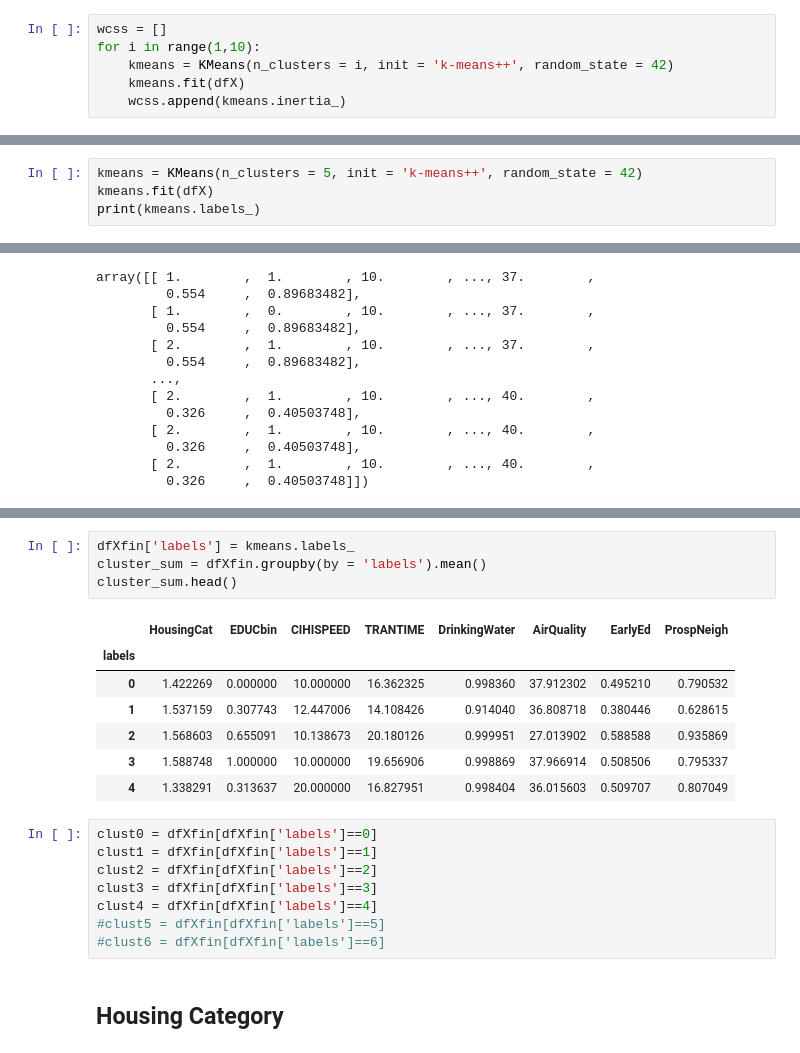
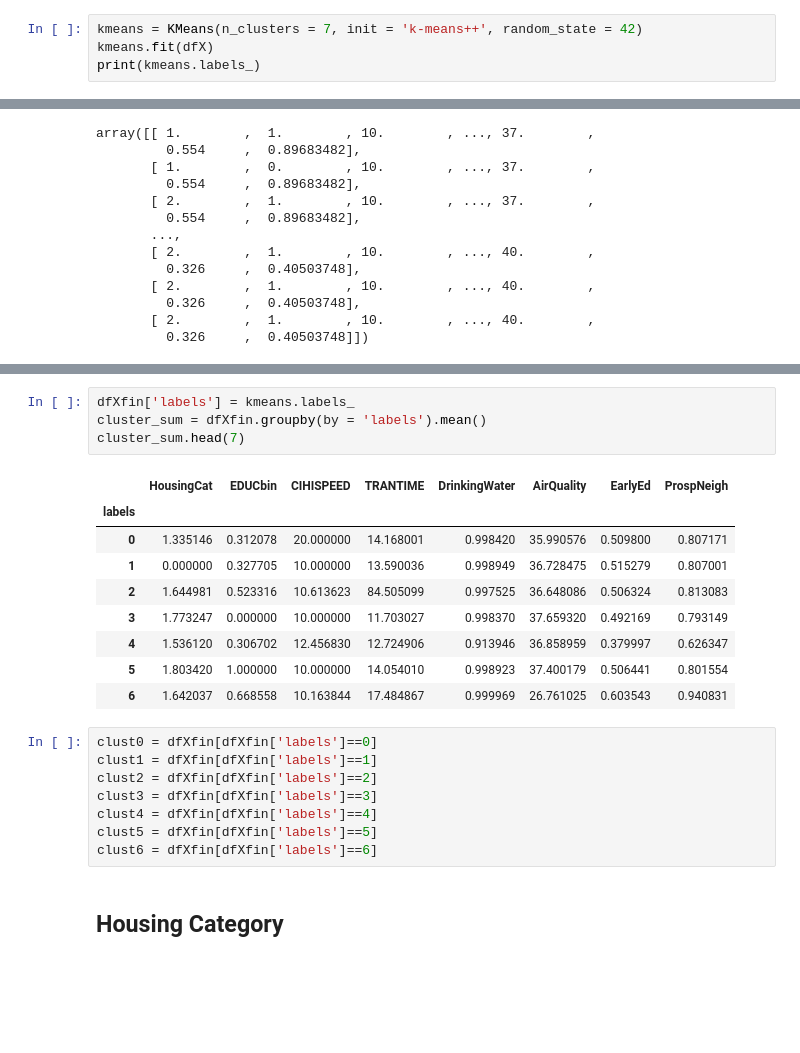
Before and after one commit to aren-kab/CDI-Capstone, a Jupyter notebook: 2019Clustering.ipynb, the cells around one changed output, grey strips where cells are left out. Cells and saved outputs as stored; diff of their text form; blank space fills up the shorter version.

```diff
--- a/2019Clustering.ipynb
+++ b/2019Clustering.ipynb
@@ -230,6 +250,4 @@ elbow method:
 # %%
-wcss = []
-for i in range(1,10):
-    kmeans = KMeans(n_clusters = i, init = 'k-means++', random_state = 42)
-    kmeans.fit(dfX)
-    wcss.append(kmeans.inertia_)
+kmeans = KMeans(n_clusters = 7, init = 'k-means++', random_state = 42)
+kmeans.fit(dfX)
+print(kmeans.labels_)
@@ -254,4 +255,0 @@ for i in range(3,8):
-# %%
-kmeans = KMeans(n_clusters = 5, init = 'k-means++', random_state = 42)
-kmeans.fit(dfX)
-print(kmeans.labels_)
@@ -290,22 +286,24 @@ dfXfin.describe()
 # %%
 dfXfin['labels'] = kmeans.labels_
 cluster_sum = dfXfin.groupby(by = 'labels').mean()
-cluster_sum.head()
+cluster_sum.head(7)
 # %% [output]
 |  | HousingCat | EDUCbin | CIHISPEED | TRANTIME | DrinkingWater | AirQuality | EarlyEd | ProspNeigh |
 | labels |  |  |  |  |  |  |  |  |
-| 0 | 1.422269 | 0.000000 | 10.000000 | 16.362325 | 0.998360 | 37.912302 | 0.495210 | 0.790532 |
-| 1 | 1.537159 | 0.307743 | 12.447006 | 14.108426 | 0.914040 | 36.808718 | 0.380446 | 0.628615 |
-| 2 | 1.568603 | 0.655091 | 10.138673 | 20.180126 | 0.999951 | 27.013902 | 0.588588 | 0.935869 |
-| 3 | 1.588748 | 1.000000 | 10.000000 | 19.656906 | 0.998869 | 37.966914 | 0.508506 | 0.795337 |
-| 4 | 1.338291 | 0.313637 | 20.000000 | 16.827951 | 0.998404 | 36.015603 | 0.509707 | 0.807049 |
+| 0 | 1.335146 | 0.312078 | 20.000000 | 14.168001 | 0.998420 | 35.990576 | 0.509800 | 0.807171 |
+| 1 | 0.000000 | 0.327705 | 10.000000 | 13.590036 | 0.998949 | 36.728475 | 0.515279 | 0.807001 |
+| 2 | 1.644981 | 0.523316 | 10.613623 | 84.505099 | 0.997525 | 36.648086 | 0.506324 | 0.813083 |
+| 3 | 1.773247 | 0.000000 | 10.000000 | 11.703027 | 0.998370 | 37.659320 | 0.492169 | 0.793149 |
+| 4 | 1.536120 | 0.306702 | 12.456830 | 12.724906 | 0.913946 | 36.858959 | 0.379997 | 0.626347 |
+| 5 | 1.803420 | 1.000000 | 10.000000 | 14.054010 | 0.998923 | 37.400179 | 0.506441 | 0.801554 |
+| 6 | 1.642037 | 0.668558 | 10.163844 | 17.484867 | 0.999969 | 26.761025 | 0.603543 | 0.940831 |
 # %%
 clust0 = dfXfin[dfXfin['labels']==0]
 clust1 = dfXfin[dfXfin['labels']==1]
 clust2 = dfXfin[dfXfin['labels']==2]
 clust3 = dfXfin[dfXfin['labels']==3]
 clust4 = dfXfin[dfXfin['labels']==4]
-#clust5 = dfXfin[dfXfin['labels']==5]
-#clust6 = dfXfin[dfXfin['labels']==6]
+clust5 = dfXfin[dfXfin['labels']==5]
+clust6 = dfXfin[dfXfin['labels']==6]
 # %% [markdown]
 ## Housing Category
```
Also changed, not shown: parts of 63 cells of this notebook.
